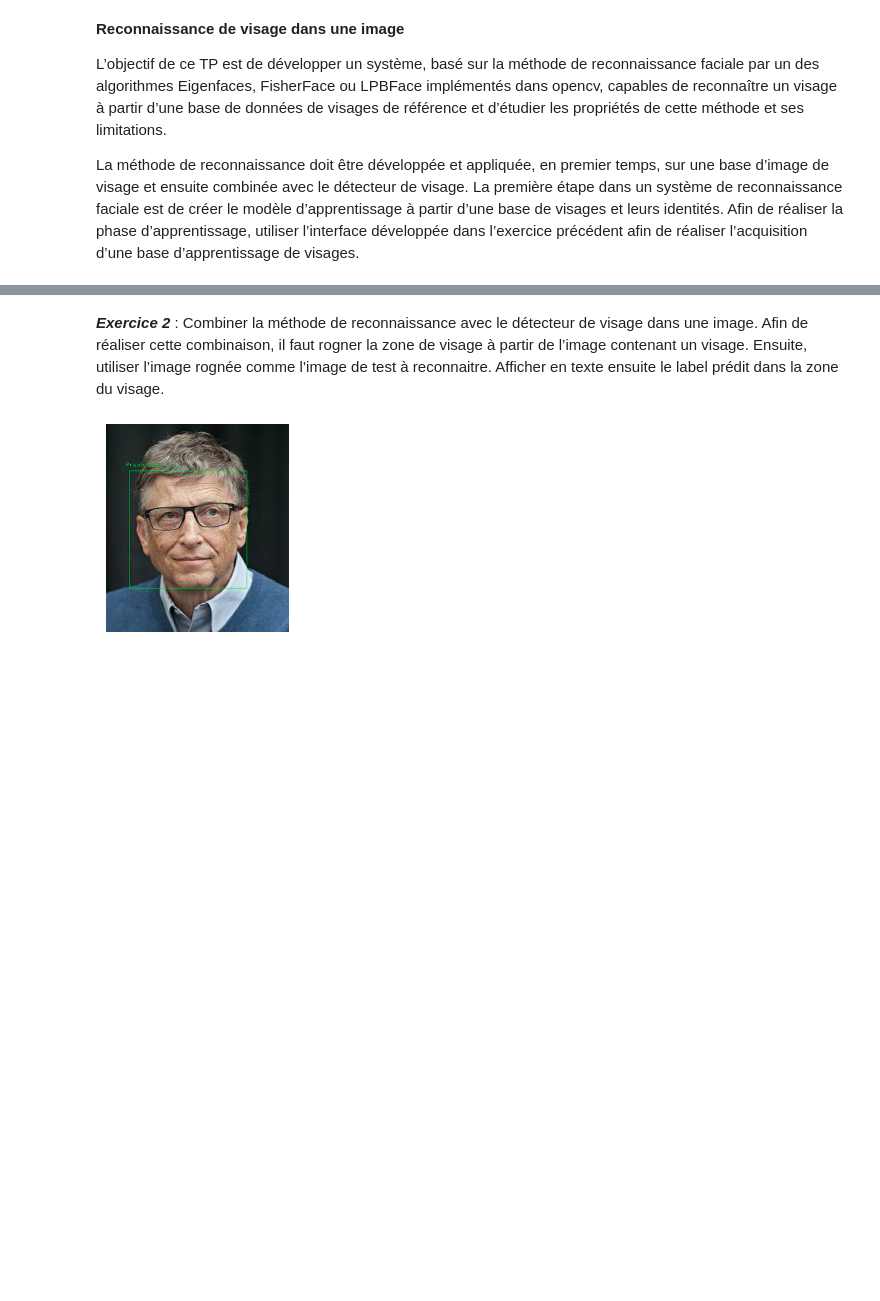
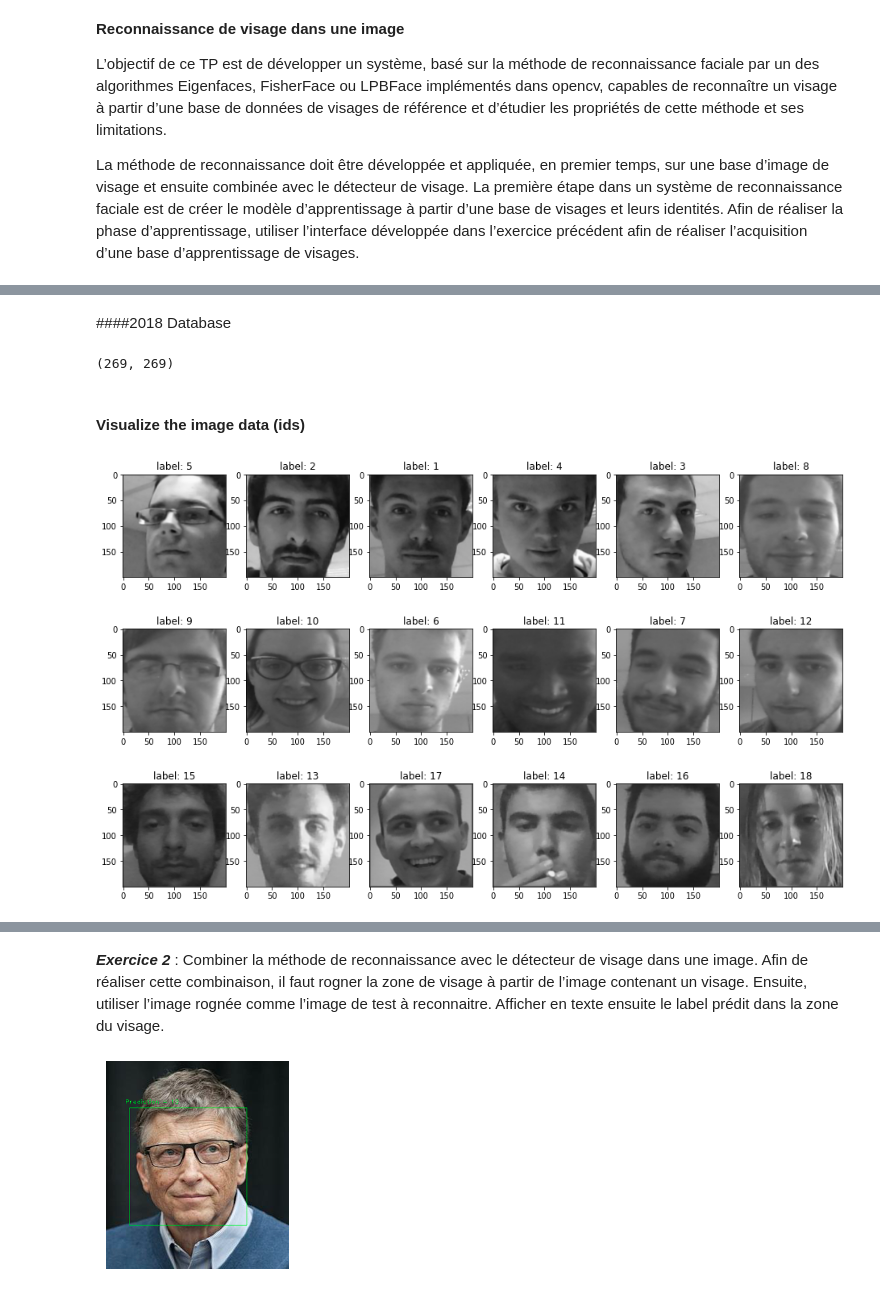
Before and after one commit to Mkenza/Computer_V_SDI, a Jupyter notebook: TP2_MAKHLOUF_FaceDestection_and_Recognition.ipynb, the cells around one changed output, grey strips where cells are left out. Drawn from its saved outputs; the diff is of its cells as text; code cells hidden in the pictures; blank space fills up the shorter version.

```diff
--- a/TP2_MAKHLOUF_FaceDestection_and_Recognition.ipynb
+++ b/TP2_MAKHLOUF_FaceDestection_and_Recognition.ipynb
@@ -80,0 +324,7 @@ Afin de réaliser la phase d’apprentissage, utiliser l’interface développé
+# %%
+labels = []
+for file in os.listdir(face_path):
+  if "jpg" in file:
+    for i, x in enumerate(df["files"]):
+      if x in file:
+        labels.append(df["class"][i])
@@ -80,0 +333,4 @@ Afin de réaliser la phase d’apprentissage, utiliser l’interface développé
+# %%
+face_path_2016 = "Data-FaceDetection and Recognition/FaceRecog-BD-2016/Training"
+faces += [cv2.resize(cv2.cvtColor(cv2.imread(os.path.join(face_path_2016, file)), cv2.COLOR_RGB2GRAY), (200, 200)) for file in os.listdir(face_path_2016) if "png" in file]
+labels += [int(file[0])+4 for file in os.listdir(face_path_2016) if "png" in file]
@@ -80,0 +341,31 @@ Afin de réaliser la phase d’apprentissage, utiliser l’interface développé
+# %% [markdown]
+####2018 Database
+# %%
+face_path_2018 = "Data-FaceDetection and Recognition/FaceRecog-BD-2018/Train/"
+for folder in os.listdir(face_path_2018):
+  if folder.isdigit():
+    folder_path = os.path.join(face_path_2018, folder)
+    faces += [cv2.resize(cv2.cvtColor(cv2.imread(os.path.join(folder_path, file)), cv2.COLOR_RGB2GRAY), (200, 200)) for file in os.listdir(folder_path) if "png" in file]
+    labels += [int(folder)+12 for file in os.listdir(folder_path) if "png" in file]
+# %%
+len(labels), len(faces)
+# %% [output]
+(269, 269)
+# %% [markdown]
+#### Visualize the image data (ids)
+# %%
+ids = [labels[0]]
+occurence = [0]
+for i, x in enumerate(labels[1:]):
+  if x not in ids:
+    ids.append(x)
+    occurence.append(i+1)
+# %%
+fig, axs = plt.subplots(nrows=3, ncols=6, figsize=(16,10))
+ax = axs.flatten()[0]
+for i, ax in enumerate(axs.flatten()):
+  im = cv2.cvtColor(faces[occurence[i]], cv2.COLOR_GRAY2RGB)
+  ax.imshow(im)
+  ax.title.set_text(f"label: {ids[i]}")
+# %% [output]
+[figure, added]
```
Also changed, not shown: parts of 13 cells of this notebook.
